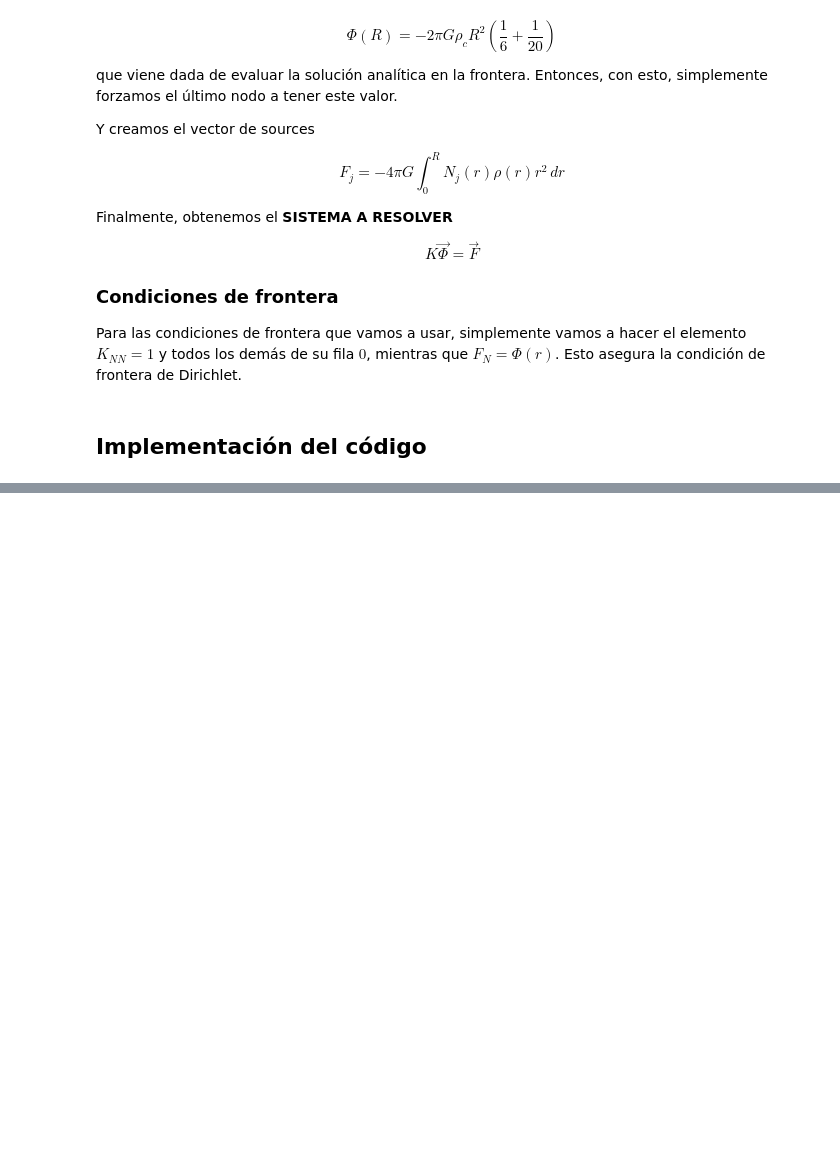
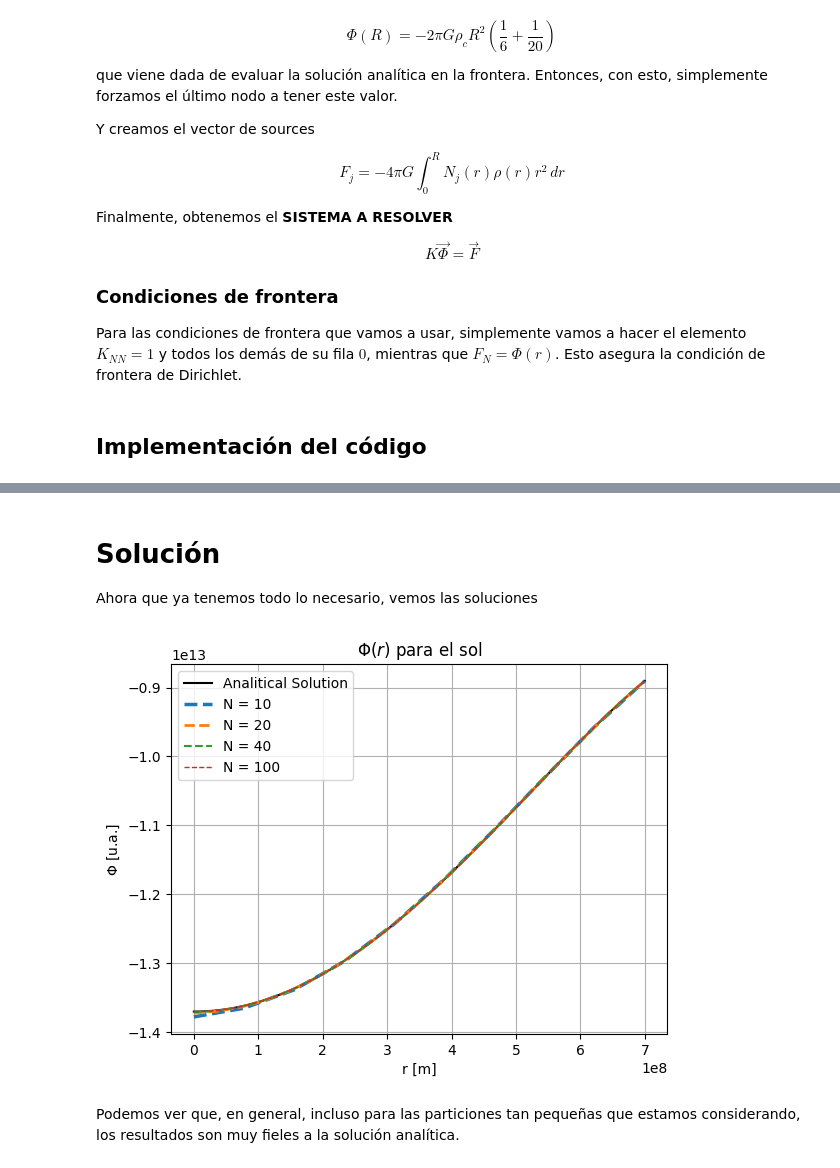
Before and after one commit to saacostad/ComputationalAstroPhysics, a Jupyter notebook: PoissonGravitacional.ipynb, the cells around one changed output, grey strips where cells are left out. Drawn from its saved outputs; the diff is of its cells as text; code cells hidden in the pictures; blank space fills up the shorter version.

```diff
--- a/PoissonGravitacional.ipynb
+++ b/PoissonGravitacional.ipynb
@@ -121,23 +121,18 @@ Para las condiciones de frontera que vamos a usar, simplemente vamos a hacer el
 # %%
 import numpy as np
 from scipy.integrate import quad
+import matplotlib.pyplot as plt
 
 # Constantes
 rho_c = 10**5
 R = 7e8
-N = 40
 G = 6.6743e-11
-
-
-# Malla
-rs = np.linspace(0, R, N)
-h = R/N
 
 # Funciones del sistema como tal
 def rho(r):
     return rho_c * (1. - (r / R)**2)
 
-def create_K(j, i):
+def create_K(j, i, N):
     """ Crea el elemento K_ij de la matrix K """
 
     # primero, revisamos si este elemento simplemente es diferente de 0, es decir, tenemos is y js no contiguos
@@ -171,12 +166,13 @@ def create_K(j, i):
     return integral
 
 
-def create_F(i):
+def create_F(i, N):
     """ Esta función crea el elemento i-ésimo de F """
 
     if i == (N-1):
         # Condición de Dirichlet
-        return 2. * np.pi * G * rho_c * R**2 * ((1./6.) - (1. / 20.))
+        # return -2. * np.pi * G * rho_c * R**2 * ((1./6.) - (1. / 20.))
+        return anal_sol(R)
 
 
     # Creamos la función de forma
@@ -201,0 +229,35 @@ def create_F(i):
+# %%
+anal_const = -4. * np.pi * G * rho_c
+
+def anal_sol(r):
+    return anal_const * ( ((R**2) / 3.) - ((r**2) / 6.) + ((r**4) / (20. * (R**2)) ))
+# %% [markdown]
+# Solución
+
+Ahora que ya tenemos todo lo necesario, vemos las soluciones
+# %%
+rs10, PHI10 = solve_system(10)
+rs20, PHI20 = solve_system(20)
+rs40, PHI40 = solve_system(40)
+rs100, PHI100 = solve_system(100)
+
+rs_anal = np.linspace(0., R, 100)
+PHI_anal = anal_sol(rs_anal)
+
+
+# Creamos las gráficas
+plt.title(r"$\Phi(r)$ para el sol")
+plt.xlabel("r [m]")
+plt.ylabel("$\Phi$ [u.a.]")
+plt.plot(rs_anal, PHI_anal, c = "black", lw = 1.5, label = "Analitical Solution")
+plt.plot(rs10, PHI10, "--", lw = 2.5, label = "N = 10")
+plt.plot(rs20, PHI20, "--", lw = 2.0, label = "N = 20")
+plt.plot(rs40, PHI40, "--", lw = 1.5, label = "N = 40")
+plt.plot(rs100, PHI100, "--", lw = 1.0, label = "N = 100")
+plt.legend()
+plt.grid()
+plt.show()
+# %% [output]
+[figure, added]
+# %% [markdown]
+Podemos ver que, en general, incluso para las particiones tan pequeñas que estamos considerando, los resultados son muy fieles a la solución analítica.
```
Also changed, not shown: parts of 8 cells of this notebook.
